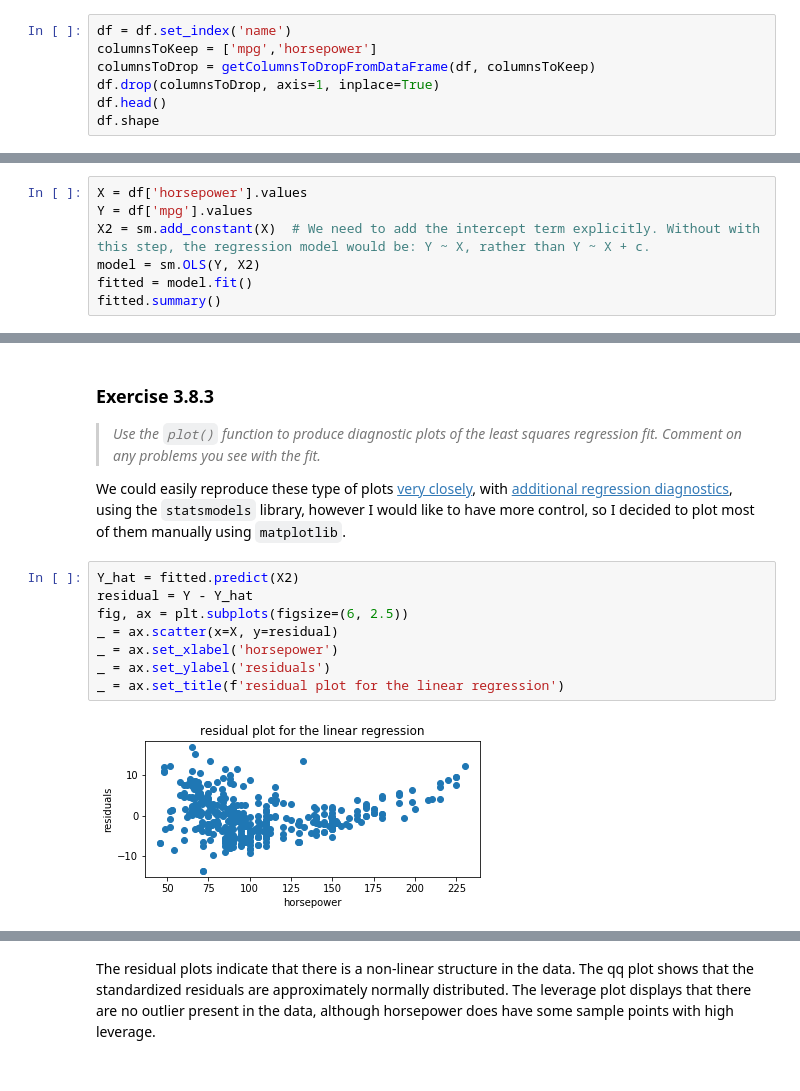
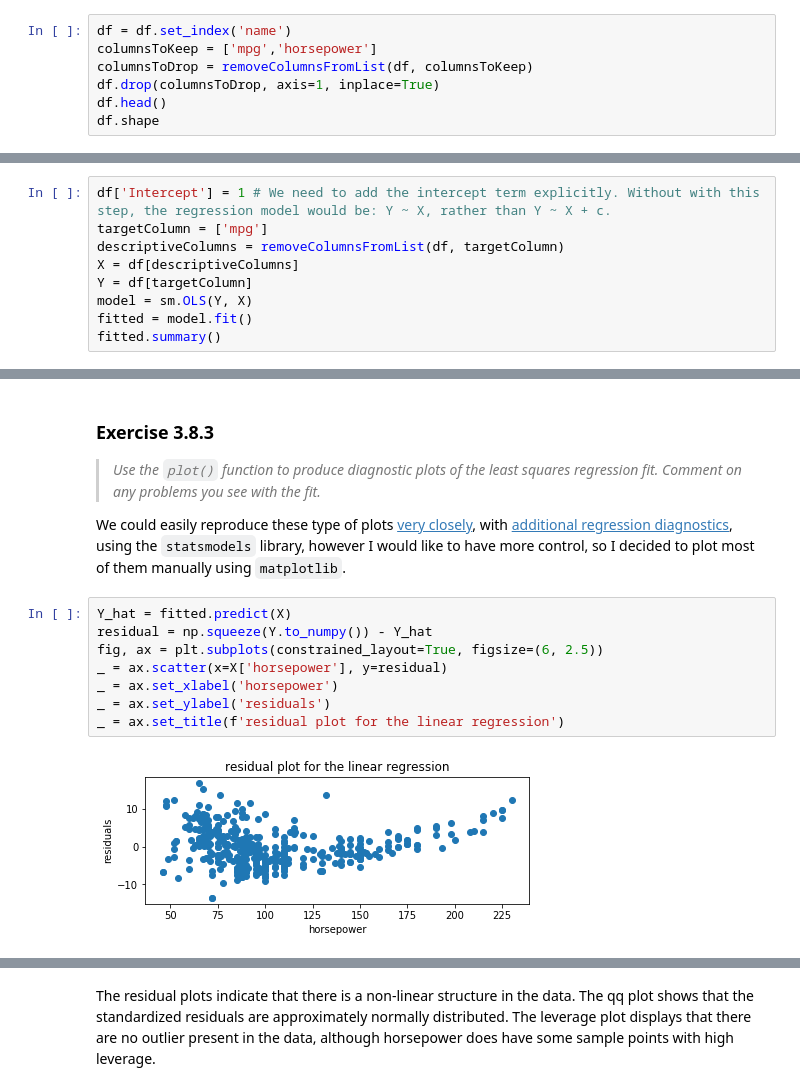
Before and after one commit to HerrBroekman/Python-solutions-for-An-Introduction-to-Statistical-Learning, a Jupyter notebook: Chapter3/Exercise8/3_8.ipynb, the cells around one changed output, grey strips where cells are left out. Drawn from its saved outputs; the diff is of its cells as text.

```diff
--- a/Chapter3/Exercise8/3_8.ipynb
+++ b/Chapter3/Exercise8/3_8.ipynb
@@ -50,7 +48,7 @@ df.head()
 # %%
 df = df.set_index('name')
 columnsToKeep = ['mpg','horsepower']
-columnsToDrop = getColumnsToDropFromDataFrame(df, columnsToKeep)
+columnsToDrop = removeColumnsFromList(df, columnsToKeep)
 df.drop(columnsToDrop, axis=1, inplace=True)
 df.head()
 df.shape
@@ -103,10 +101,12 @@ _ = pd.plotting.scatter_matrix(df, figsize=(9, 6))
 
 <p>We use the <code>statsmodels</code> library to produce these summary statistics.</p>
 # %%
-X = df['horsepower'].values
-Y = df['mpg'].values
-X2 = sm.add_constant(X)  # We need to add the intercept term explicitly. Without with this step, the regression model would be: Y ~ X, rather than Y ~ X + c.
-model = sm.OLS(Y, X2)
+df['Intercept'] = 1 # We need to add the intercept term explicitly. Without with this step, the regression model would be: Y ~ X, rather than Y ~ X + c.
+targetColumn = ['mpg']
+descriptiveColumns = removeColumnsFromList(df, targetColumn)
+X = df[descriptiveColumns]
+Y = df[targetColumn]
+model = sm.OLS(Y, X)
 fitted = model.fit()
 fitted.summary()
 # %% [output]
@@ -218,14 +239,14 @@ _ = ax.grid(True)
 </blockquote>
 <p>We could easily reproduce these type of plots <a href="https://www.statsmodels.org/dev/examples/notebooks/generated/regression_plots.html">very closely</a>, with <a href="http://www.statsmodels.org/dev/examples/notebooks/generated/regression_diagnostics.html">additional regression diagnostics</a>, using the <code>statsmodels</code> library, however I would like to have more control, so I decided to plot most of them manually using <code>matplotlib</code>.
 # %%
-Y_hat = fitted.predict(X2)
-residual = Y - Y_hat
-fig, ax = plt.subplots(figsize=(6, 2.5))
-_ = ax.scatter(x=X, y=residual)
+Y_hat = fitted.predict(X)
+residual = np.squeeze(Y.to_numpy()) - Y_hat
+fig, ax = plt.subplots(constrained_layout=True, figsize=(6, 2.5))
+_ = ax.scatter(x=X['horsepower'], y=residual)
 _ = ax.set_xlabel('horsepower')
 _ = ax.set_ylabel('residuals')
 _ = ax.set_title(f'residual plot for the linear regression')
 # %% [output]
-[figure, old version]
+[figure, new version]
 # %%
 standardized_residual = preprocessing.scale(residual)
```
Also changed, not shown: parts of 11 cells of this notebook, 2 other files.
